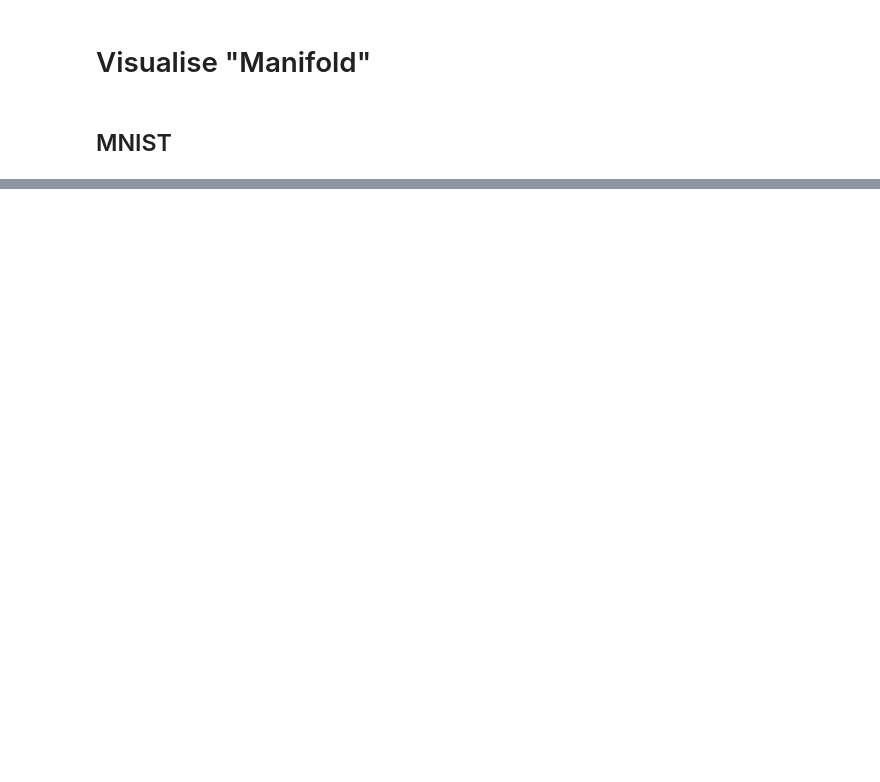
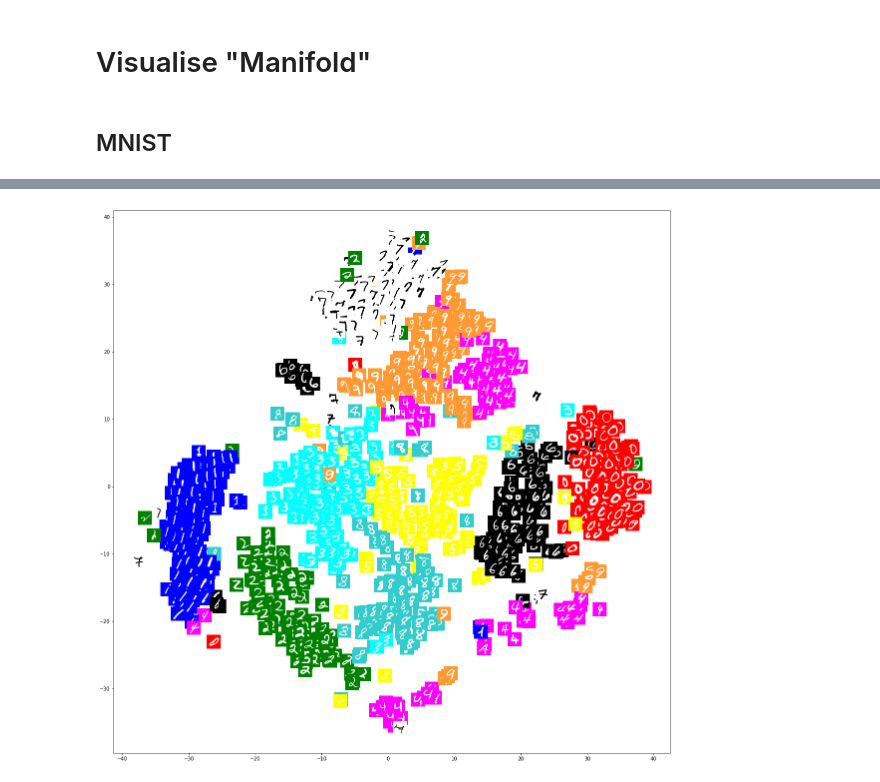
Before and after one commit to omarnmahmood/AEVB, a Jupyter notebook: VAE_Trial1.ipynb, the cells around one changed output, grey strips where cells are left out. Cells and saved outputs as stored; diff of their text form; code cells hidden in the pictures; blank space fills up the shorter version.

```diff
--- a/VAE_Trial1.ipynb
+++ b/VAE_Trial1.ipynb
@@ -495,0 +491,2 @@ Train Epoch: 11 [50000/60000 (83%)]     Loss: 11279.837891
+# %%
+train_data,_ = VAE_NN.get_data_loaders(b_size=100)
@@ -499,0 +534,2 @@ tsne = TSNE(n_components=2, perplexity=40.0)
+# %%
+embeddings_array = np.array(embeddings_20D)
@@ -499,0 +540,4 @@ tsne = TSNE(n_components=2, perplexity=40.0)
+# %%
+visualize_scatter_with_images(tSNE_decomp, imgs, labels = labels)
+# %% [output]
+[figure, added]
```
Also changed, not shown: parts of 50 cells of this notebook, 9 other files.
